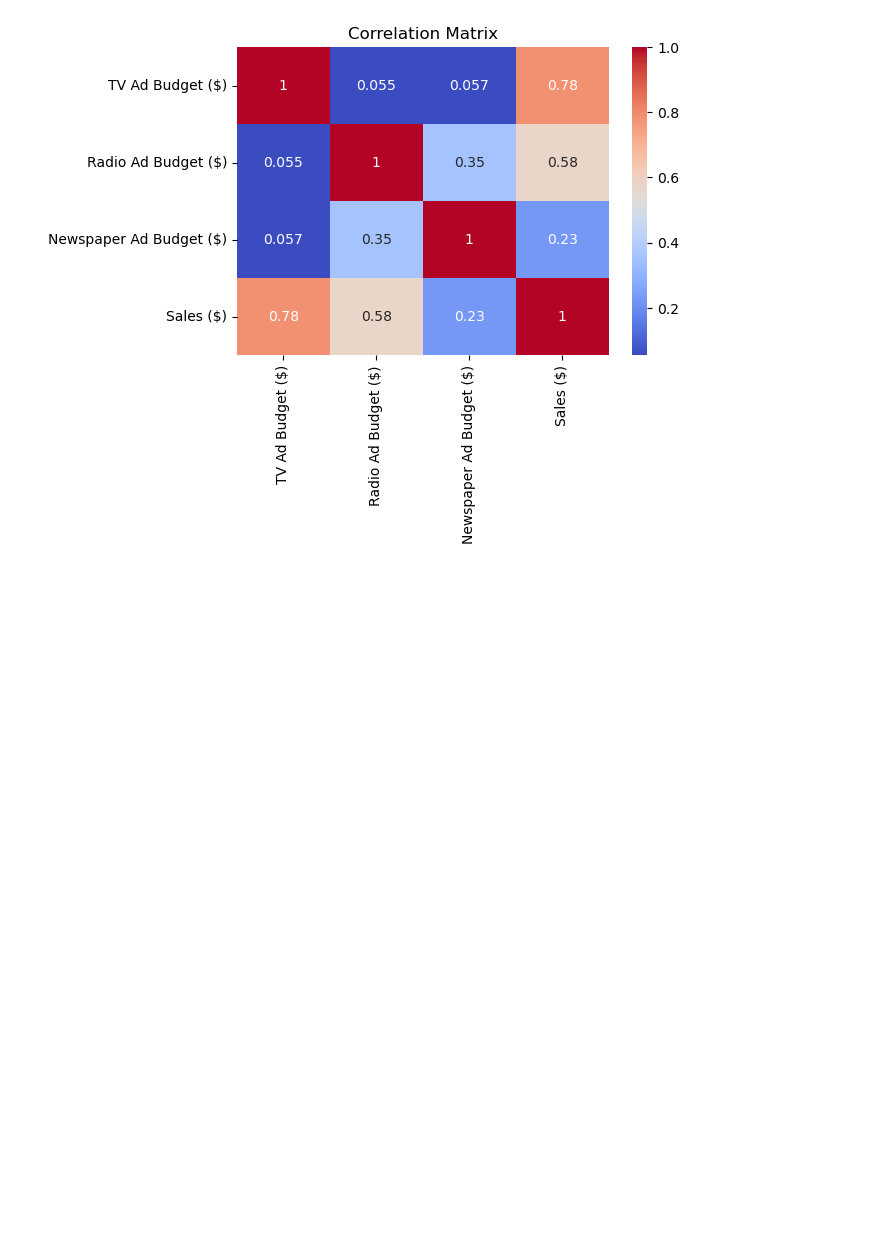
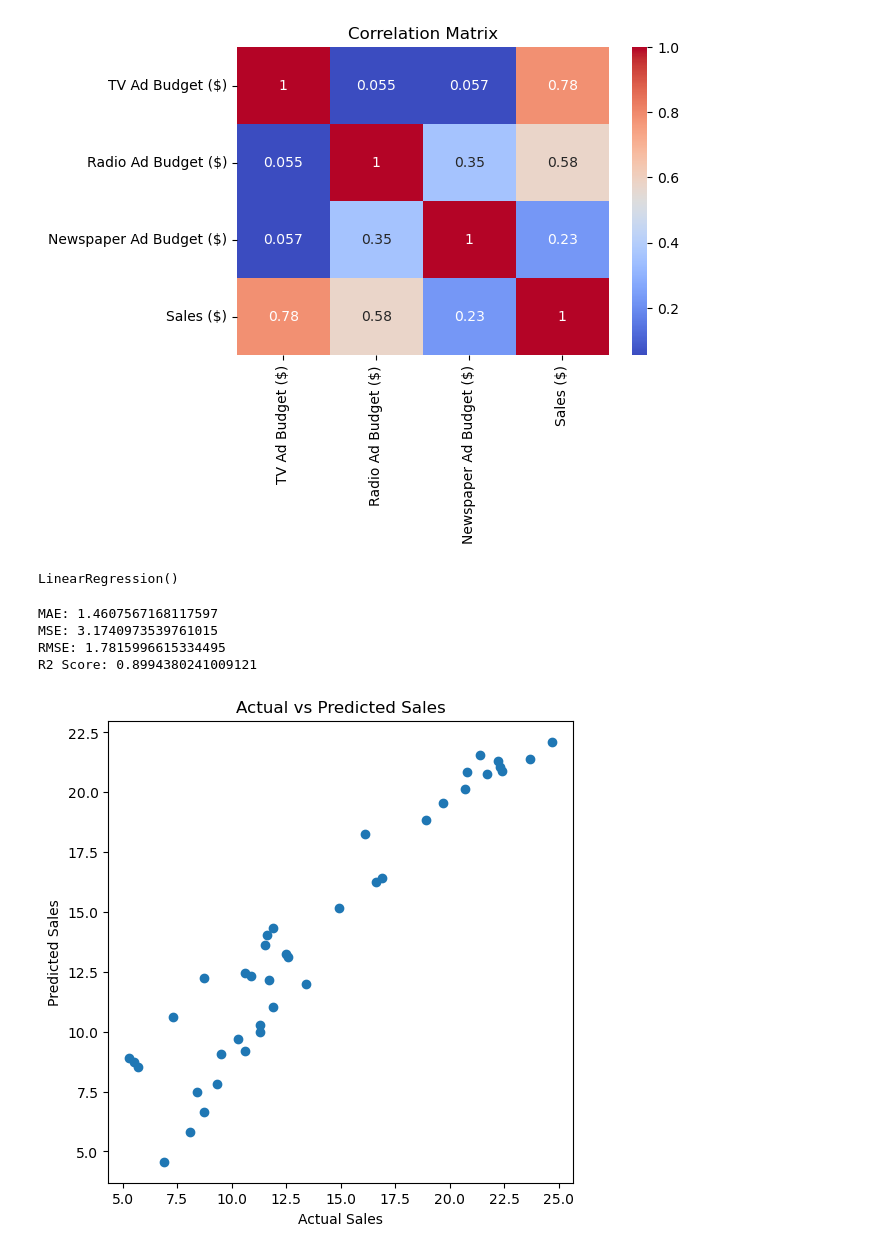
Before and after one commit to Krushna960/OIBSIP, a Jupyter notebook: Task5_Sales_Prediction/sales_prediction.ipynb, the cells around one changed output. Drawn from its saved outputs; the diff is of its cells as text; code cells hidden in the pictures; blank space fills up the shorter version.

```diff
--- a/Task5_Sales_Prediction/sales_prediction.ipynb
+++ b/Task5_Sales_Prediction/sales_prediction.ipynb
@@ -54,3 +54,29 @@ y = df['Sales ($)']
 X_train, X_test, y_train, y_test = train_test_split(
     X, y, test_size=0.2, random_state=42
 )
+# %%
+model = LinearRegression()
+model.fit(X_train, y_train)
+# %% [output]
+LinearRegression()
+# %%
+y_pred = model.predict(X_test)
+
+print("MAE:", mean_absolute_error(y_test, y_pred))
+print("MSE:", mean_squared_error(y_test, y_pred))
+print("RMSE:", np.sqrt(mean_squared_error(y_test, y_pred)))
+print("R2 Score:", r2_score(y_test, y_pred))
+# %% [output]
+MAE: 1.4607567168117597
+MSE: 3.1740973539761015
+RMSE: 1.7815996615334495
+R2 Score: 0.8994380241009121
+# %%
+plt.figure(figsize=(6,6))
+plt.scatter(y_test, y_pred)
+plt.xlabel("Actual Sales")
+plt.ylabel("Predicted Sales")
+plt.title("Actual vs Predicted Sales")
+plt.show()
+# %% [output]
+[figure, added]
```
Also changed, not shown: parts of 1 cell of this notebook, 1 other file.
